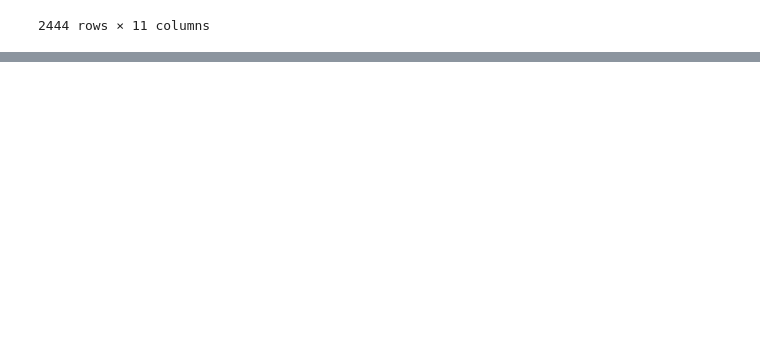
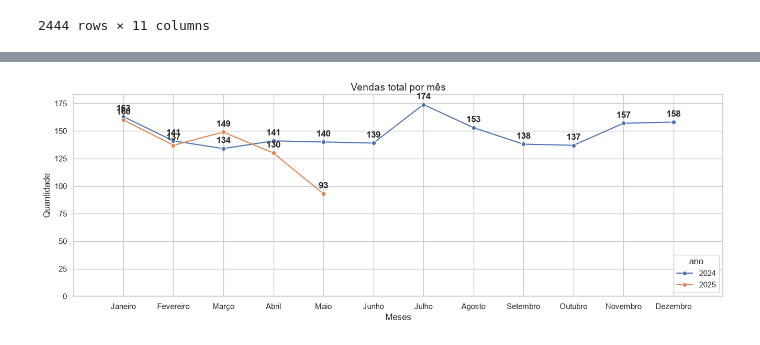
Before and after one commit to Fariu889/Projeto_Open_Source_Turma_01467.2026.0001, a Jupyter notebook: E_Commerce/Datasets/e_commerce.ipynb, the cells around one changed output, grey strips where cells are left out. Drawn from its saved outputs; the diff is of its cells as text; code cells hidden in the pictures; blank space fills up the shorter version.

```diff
--- a/E_Commerce/Datasets/e_commerce.ipynb
+++ b/E_Commerce/Datasets/e_commerce.ipynb
@@ -182 +196,22 @@ base_vendas
 2444 rows × 12 columns
+# %%
+base_vendas['data_pedido'] = pd.to_datetime(base_vendas['data_pedido']).dt.strftime('%d/%m/%Y')
+
+base_vendas['ano'] = base_vendas['data_pedido'].str.split('/').str[2]
+base_vendas['mes'] = base_vendas['data_pedido'].str.split('/').str[1]
+lista_extenso = {"01": "Janeiro",
+                 "02": "Fevereiro",
+                 "03": "Março",
+                 "04": "Abril",
+                 "05": "Maio",
+                 "06": "Junho",
+                 "07": "Julho",
+                 "08": "Agosto",
+                 "09": "Setembro",
+                 "10": "Outubro",
+                 "11": "Novembro",
+                 "12": "Dezembro"}
+
+base_vendas['mes'] = base_vendas['mes'].map(lista_extenso)
+
+base_vendas
@@ -182,0 +232,16 @@ base_vendas
+# %%
+ordem_meses= ["Janeiro","Fevereiro","Março","Abril","Maio","Junho","Julho","Agosto","Setembro","Outubro","Novembro","Dezembro"]
+base_vendas['mes'] = pd.Categorical(base_vendas['mes'], categories = ordem_meses, ordered=True)
+tips = base_vendas.groupby(["mes", "ano"]).size().reset_index(name="quantidade")
+sns.set_theme(style = "whitegrid")
+plt.figure(figsize=(16,5))
+ax = sns.lineplot(x="mes", y="quantidade", data = tips,hue = "ano", marker= "o")
+sx = ax.bar(tips["mes"], tips["quantidade"], alpha = 0)
+ax.bar_label(sx, padding=5,fontweight = "bold")
+ax.set_title("Vendas total por mês", fontsize = 14)
+ax.set_ylabel("Quantidade")
+ax.set_xlabel("Meses")
+
+plt.show()
+# %% [output]
+[figure, added]
```
Also changed, not shown: parts of 5 cells of this notebook, 1 other file.
